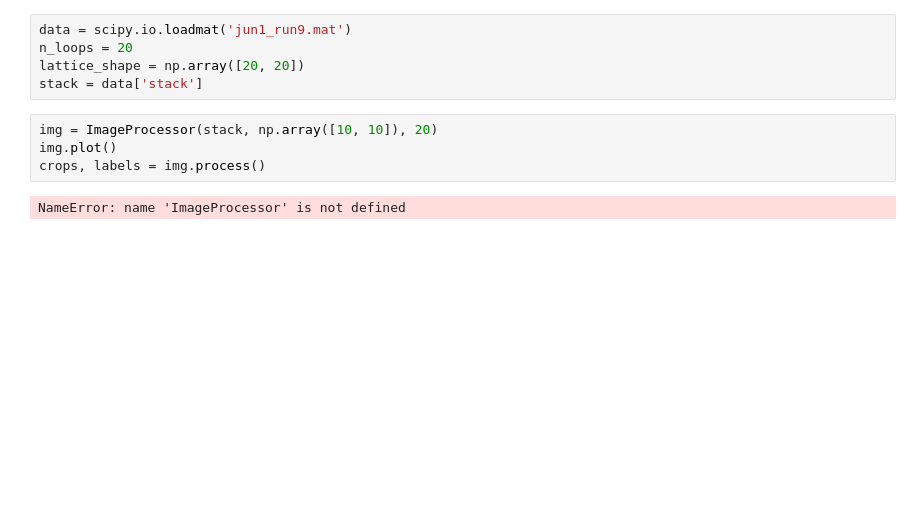
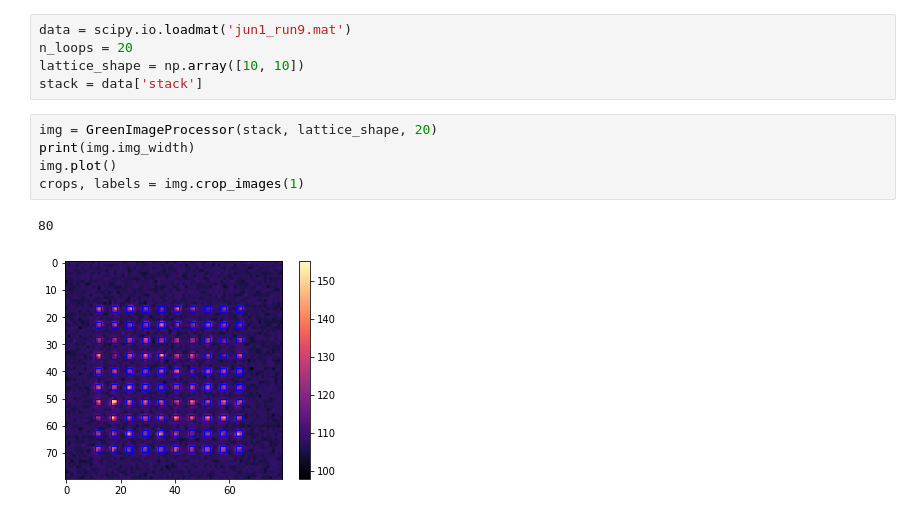
Before and after one commit to jack-mango/QURIP-thompsonlab-amo, a Jupyter notebook: ImagingSoftware/nondestructive image analysis.ipynb, the cells around one changed output. Cells and saved outputs as stored; diff of their text form; blank space fills up the shorter version.

```diff
--- a/ImagingSoftware/nondestructive image analysis.ipynb
+++ b/ImagingSoftware/nondestructive image analysis.ipynb
@@ -18,14 +16,16 @@ SyntaxError: duplicate argument 'std' in function definition (ImageProcessing.py
 # %%
 data = scipy.io.loadmat('jun1_run9.mat')
 n_loops = 20
-lattice_shape = np.array([20, 20])
+lattice_shape = np.array([10, 10])
 stack = data['stack']
 # %%
-img = ImageProcessor(stack, np.array([10, 10]), 20)
+img = GreenImageProcessor(stack, lattice_shape, 20)
+print(img.img_width)
 img.plot()
-crops, labels = img.process()
+crops, labels = img.crop_images(1)
 # %% [output]
-NameError: name 'ImageProcessor' is not defined
+80
+[figure, added]
 # %%
 i, j, k = np.random.randint(img.n_tweezers), np.random.randint(img.n_loops), np.random.randint(img.per_loop - 4)
 
```
Also changed, not shown: parts of 3 cells of this notebook, 3 other files.
